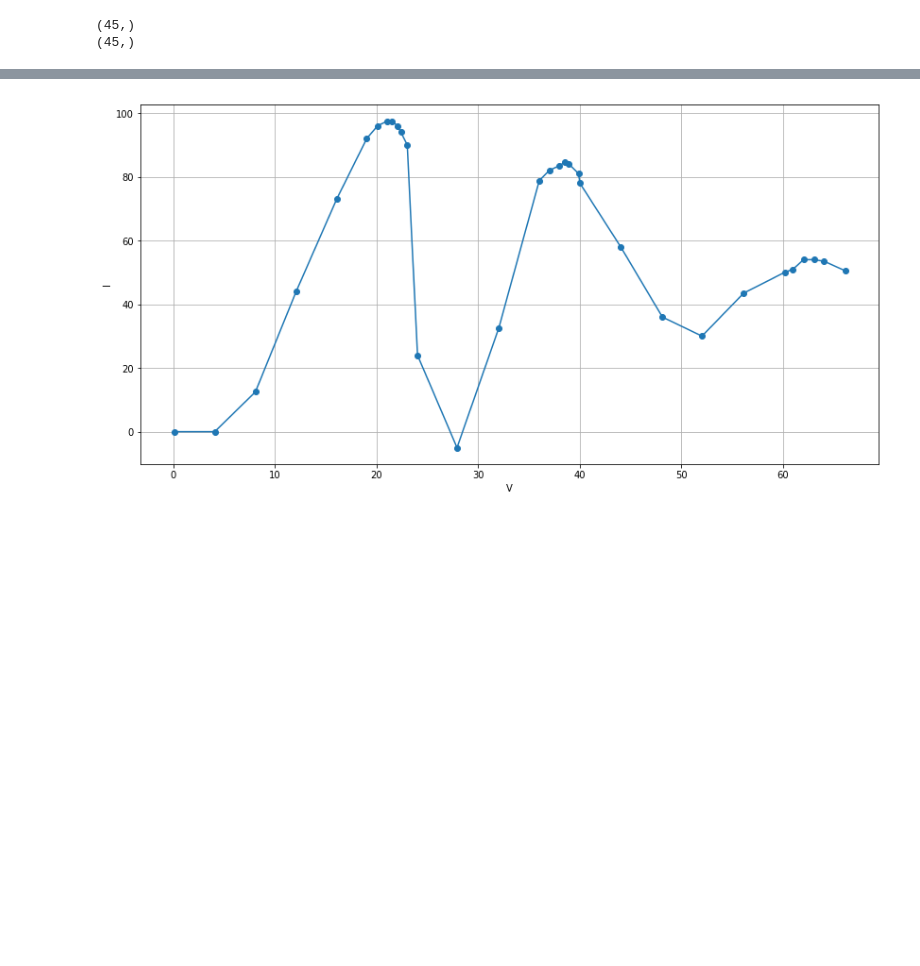
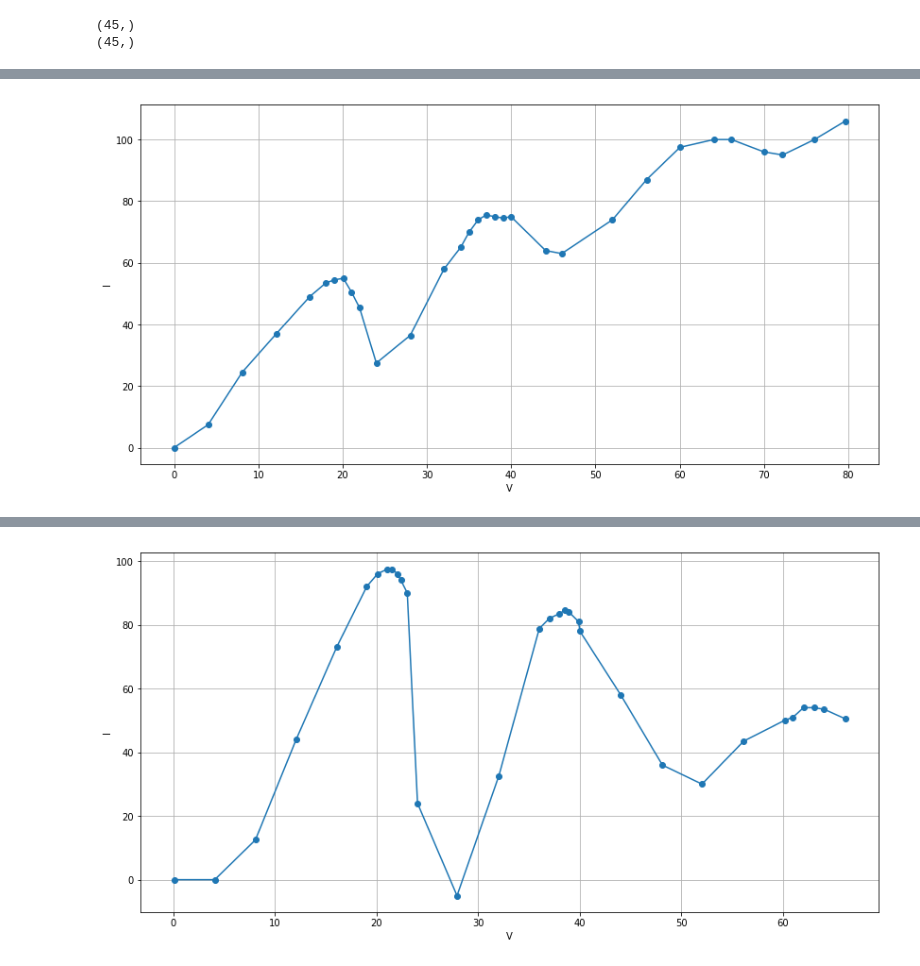
Before and after one commit to shevkunov/workout, a Jupyter notebook: labs/Franck_Hertz_experiment.ipynb, the cells around one changed output, grey strips where cells are left out. Saved outputs shown, nothing was run; the diff lists cells and outputs as text; code cells hidden in the pictures; blank space fills up the shorter version.

```diff
--- a/labs/Franck_Hertz_experiment.ipynb
+++ b/labs/Franck_Hertz_experiment.ipynb
@@ -106,0 +183,11 @@ print(I.shape)
+# %%
+VIs = [None, None, None]
+VIs[0] = VI
+plt.figure(figsize=(14, 7))
+plt.plot(VI[:, 0], VI[:, 1], marker="o")
+plt.xlabel("V")
+plt.ylabel("I")
+plt.grid()
+plt.show()
+# %% [output]
+[figure, added]
```
Also changed, not shown: parts of 19 cells of this notebook.
